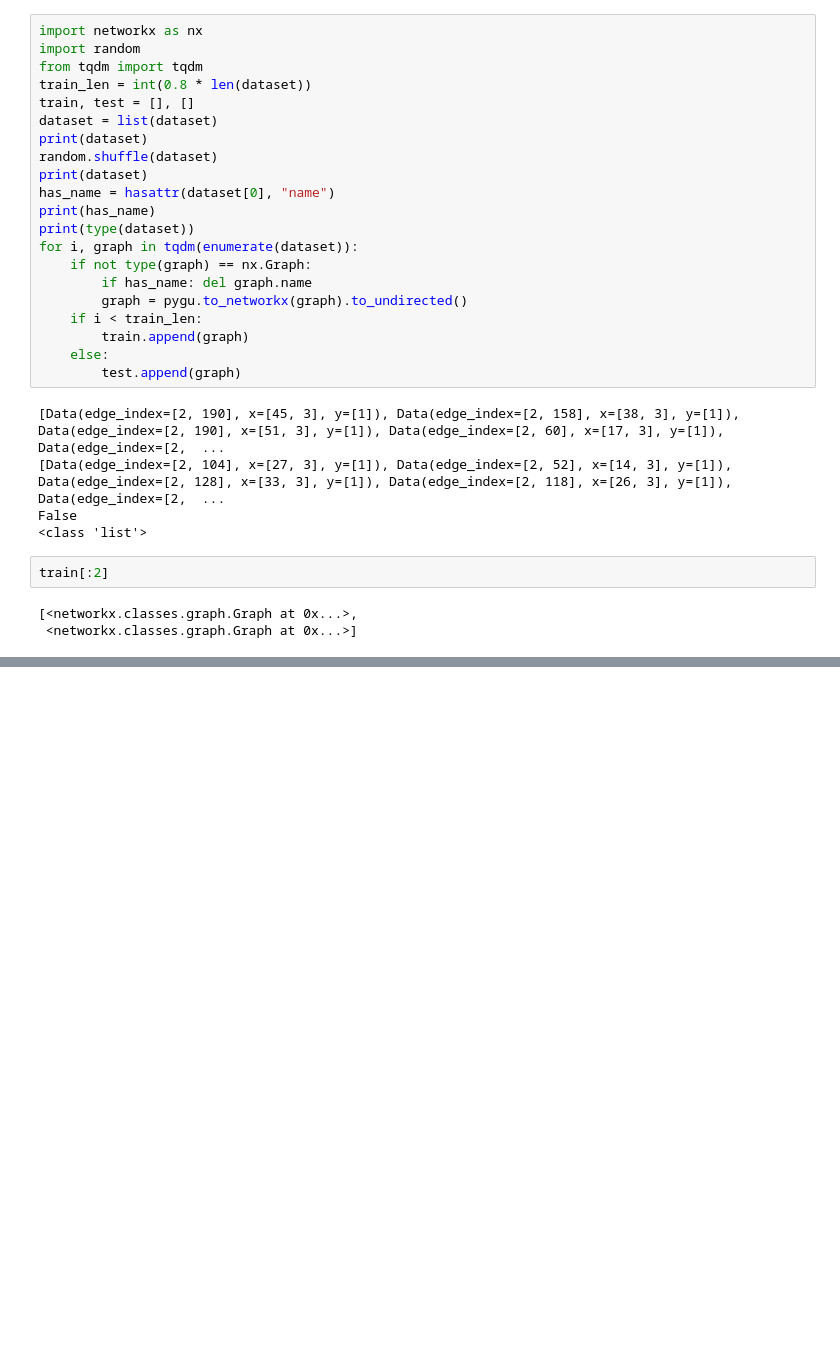
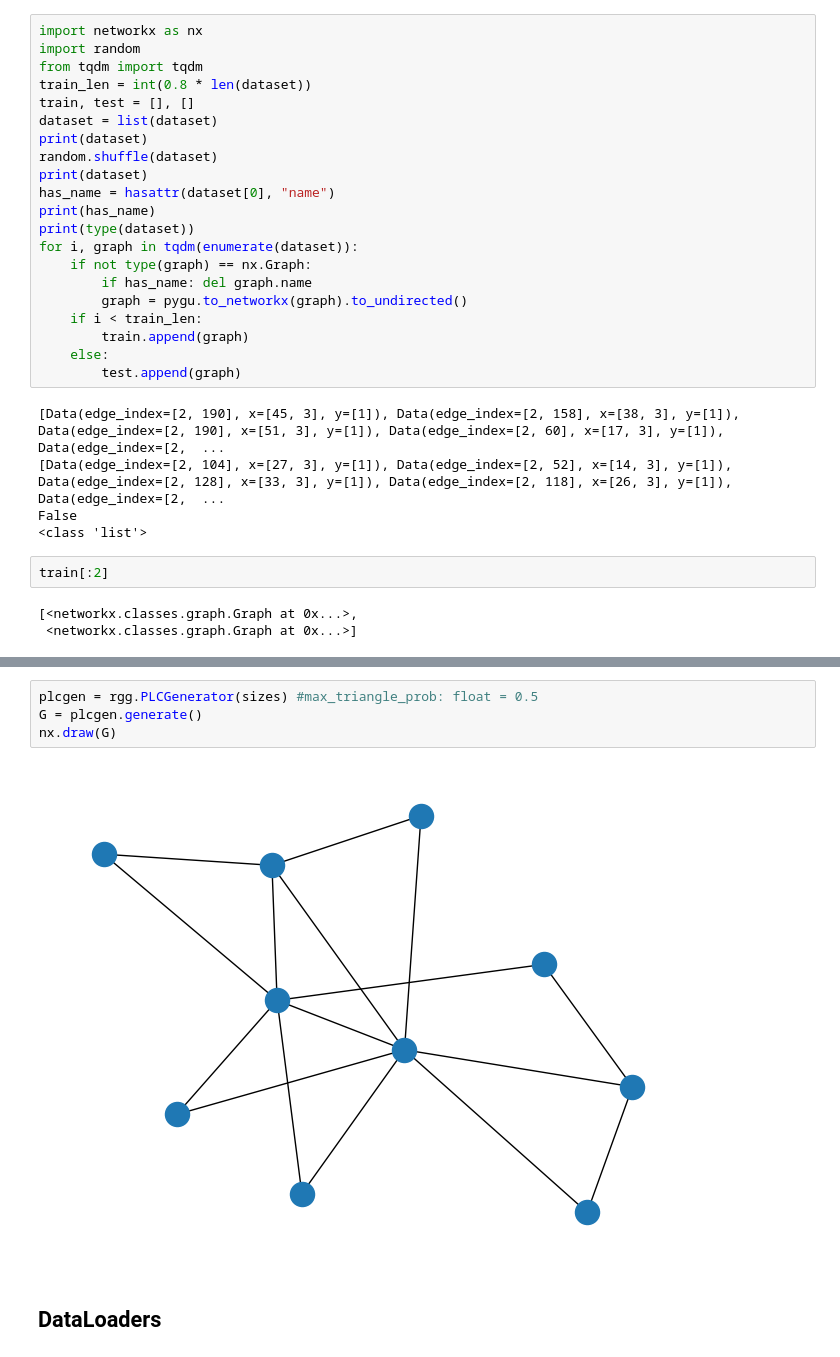
Before and after one commit to Louis-desc/CSE, a Jupyter notebook: Test.ipynb, the cells around one changed output, grey strips where cells are left out. Cells and saved outputs as stored; diff of their text form; blank space fills up the shorter version.

```diff
--- a/Test.ipynb
+++ b/Test.ipynb
@@ -151,0 +191,8 @@ train[:2]
+# %%
+plcgen = rgg.PLCGenerator(sizes) #max_triangle_prob: float = 0.5
+G = plcgen.generate()
+nx.draw(G)
+# %% [output]
+[figure, added]
+# %% [markdown]
+## DataLoaders
```
Also changed, not shown: parts of 7 cells of this notebook.
